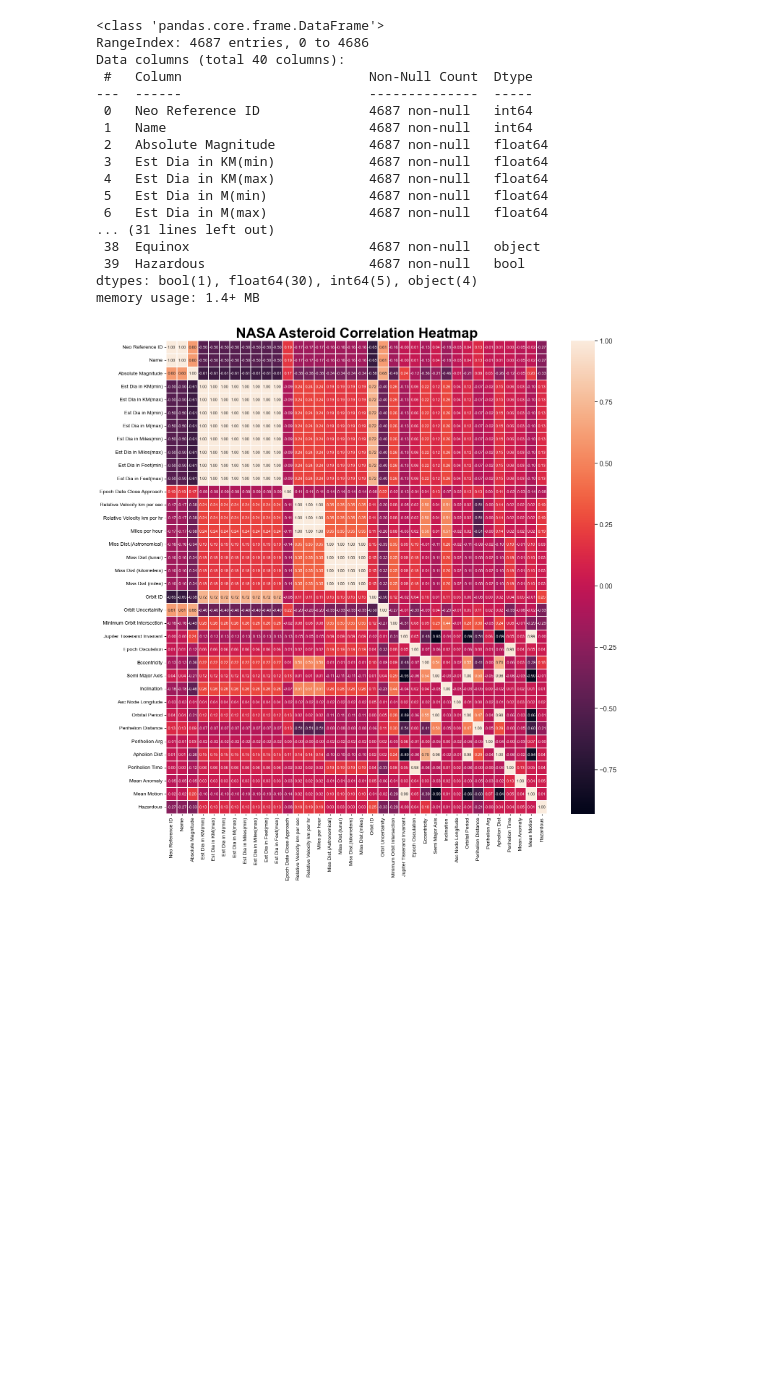
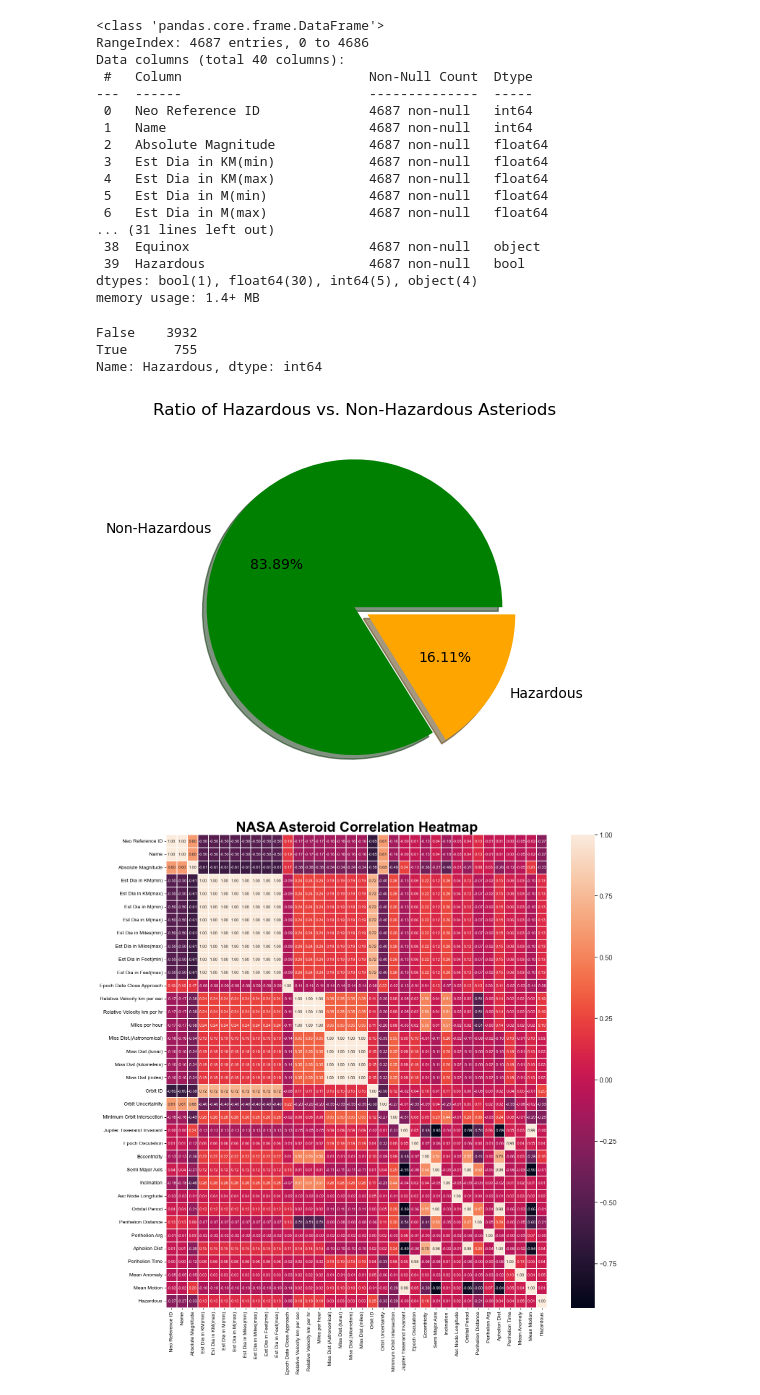
Before and after one commit to alisonjing/DTSA5506-Data-Mining-Project, a Jupyter notebook: NASA_Asteroid_Classification.ipynb, the cells around one changed output. Drawn from its saved outputs; the diff is of its cells as text; code cells hidden in the pictures; blank space fills up the shorter version.

```diff
--- a/NASA_Asteroid_Classification.ipynb
+++ b/NASA_Asteroid_Classification.ipynb
@@ -103,6 +103,25 @@ Data columns (total 40 columns):
  39  Hazardous                     4687 non-null   bool
 dtypes: bool(1), float64(30), int64(5), object(4)
 memory usage: 1.4+ MB
+# %%
+# Check the ratio of Hazardous vs. Non-Hazerdous Asteroids
+print(nasa['Hazardous'].value_counts())
+print('\n')
+lab = 'Non-Hazardous', 'Hazardous'
+explode =(0,0.1)
+plt.pie(nasa['Hazardous'].value_counts(), explode = explode, labels = lab, colors=['green', 'orange'], autopct='%1.2f%%', shadow=True,
+       counterclock=True)
+plt.title('Ratio of Hazardous vs. Non-Hazardous Asteriods')
+plt.show()
+
+#Reference:
+#1.https://matplotlib.org/3.1.1/api/_as_gen/matplotlib.pyplot.pie.html
+#2.https://matplotlib.org/3.1.1/gallery/pie_and_polar_charts/pie_features.html#sphx-glr-gallery-pie-and-polar-charts-pie-features-py
+# %% [output]
+False    3932
+True      755
+Name: Hazardous, dtype: int64
+[figure, added]
 # %%
 cmap = sns.diverging_palette(0, 255, sep=1, n=256, as_cmap=True)
 nasa_corr = nasa[['Neo Reference ID', 'Name', 'Absolute Magnitude', 'Est Dia in KM(min)',
```
Also changed, not shown: parts of 14 cells of this notebook.
